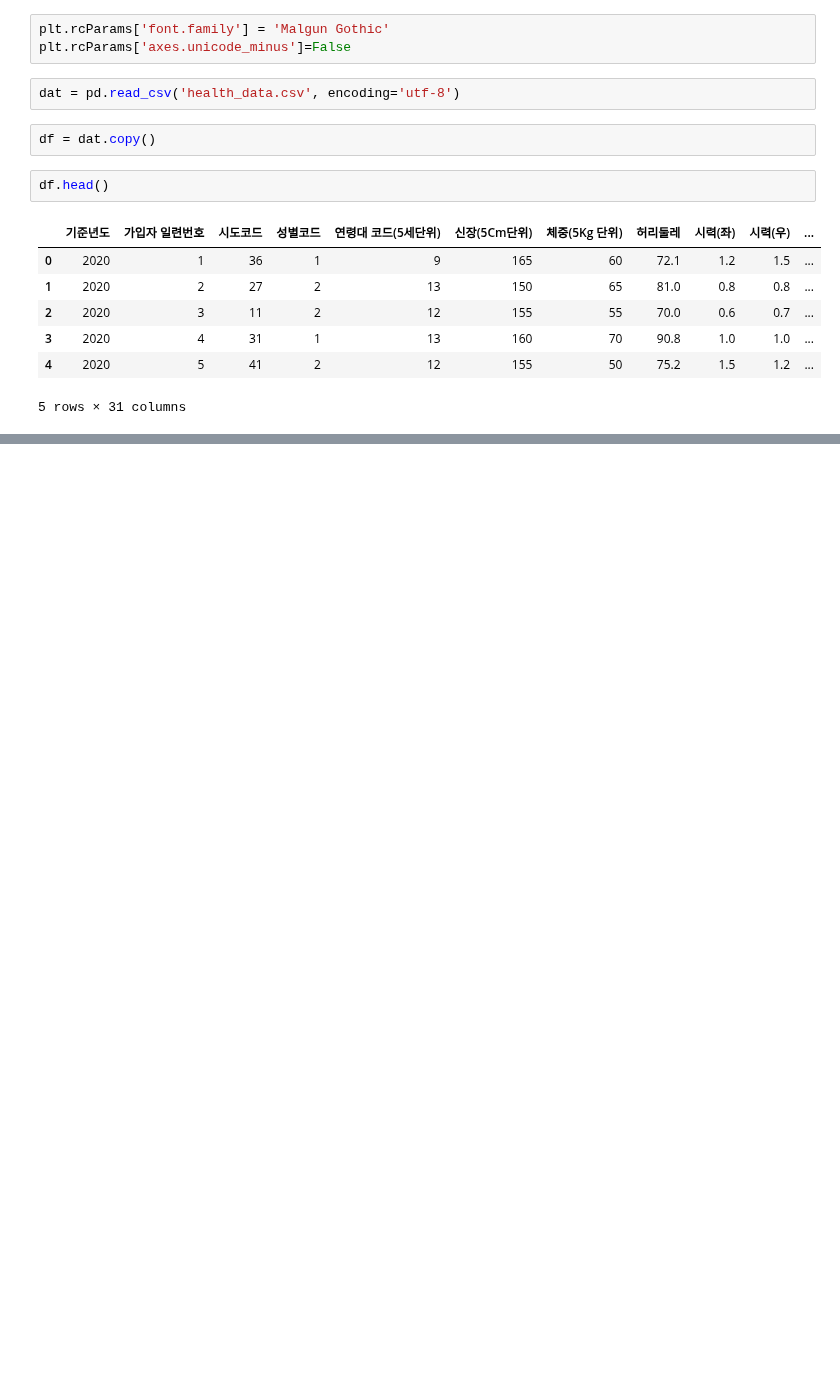
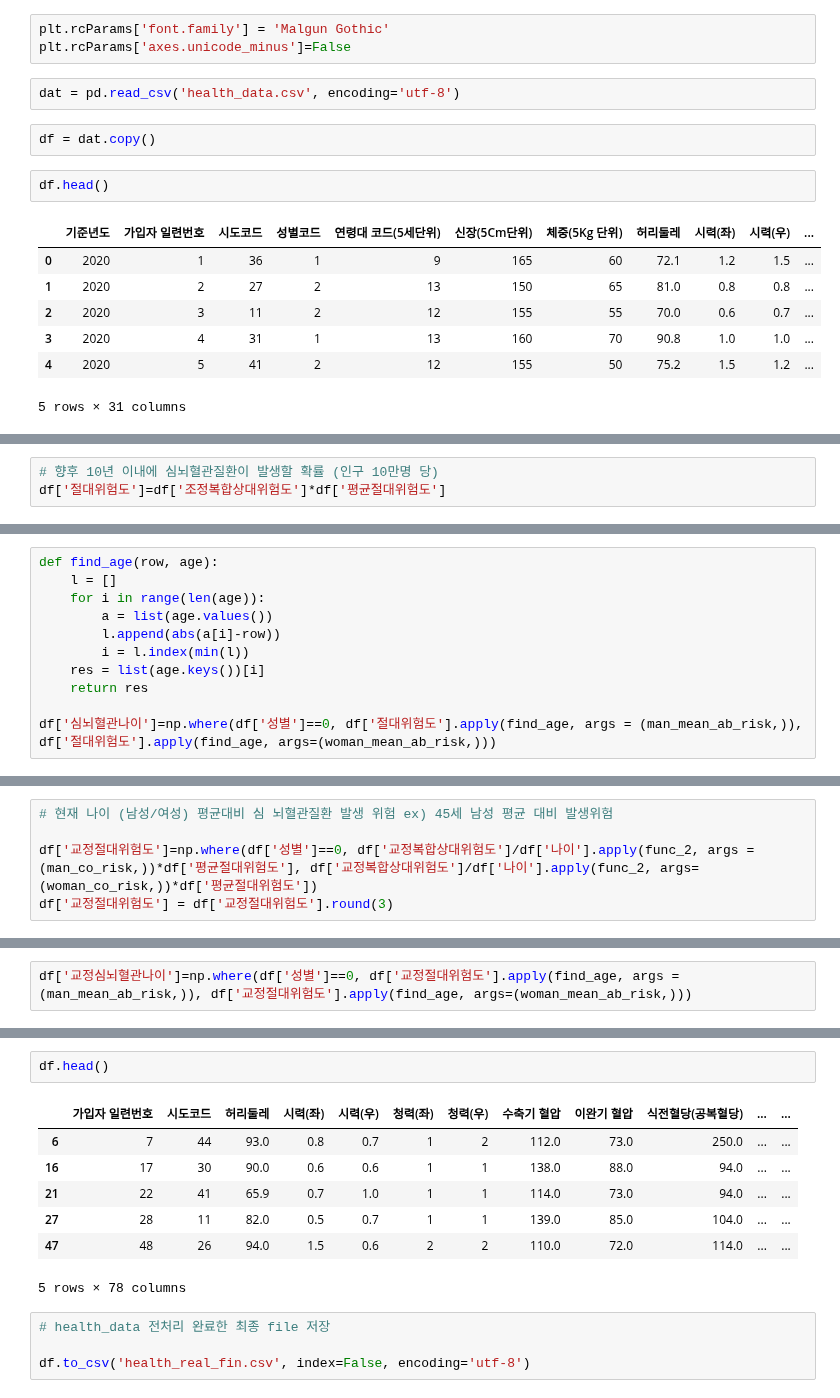
Before and after one commit to arkwith7/aSSIST_ML, a Jupyter notebook: Health_Checkup_Data_Preprocessing.ipynb, the cells around one changed output, grey strips where cells are left out. Cells and saved outputs as stored; diff of their text form; blank space fills up the shorter version.

```diff
--- a/Health_Checkup_Data_Preprocessing.ipynb
+++ b/Health_Checkup_Data_Preprocessing.ipynb
@@ -30,0 +908,3 @@ df.head()
+# %%
+# 향후 10년 이내에 심뇌혈관질환이 발생할 확률 (인구 10만명 당)
+df['절대위험도']=df['조정복합상대위험도']*df['평균절대위험도']
@@ -30,0 +913,11 @@ df.head()
+# %%
+def find_age(row, age):
+    l = []
+    for i in range(len(age)):
+        a = list(age.values())
+        l.append(abs(a[i]-row))
+        i = l.index(min(l))
+    res = list(age.keys())[i]
+    return res
+
+df['심뇌혈관나이']=np.where(df['성별']==0, df['절대위험도'].apply(find_age, args = (man_mean_ab_risk,)), df['절대위험도'].apply(find_age, args=(woman_mean_ab_risk,)))
@@ -30,0 +1002,5 @@ df.head()
+# %%
+# 현재 나이 (남성/여성) 평균대비 심 뇌혈관질환 발생 위험 ex) 45세 남성 평균 대비 발생위험
+
+df['교정절대위험도']=np.where(df['성별']==0, df['교정복합상대위험도']/df['나이'].apply(func_2, args = (man_co_risk,))*df['평균절대위험도'], df['교정복합상대위험도']/df['나이'].apply(func_2, args=(woman_co_risk,))*df['평균절대위험도'])
+df['교정절대위험도'] = df['교정절대위험도'].round(3)
@@ -30,0 +1009,2 @@ df.head()
+# %%
+df['교정심뇌혈관나이']=np.where(df['성별']==0, df['교정절대위험도'].apply(find_age, args = (man_mean_ab_risk,)), df['교정절대위험도'].apply(find_age, args=(woman_mean_ab_risk,)))
@@ -30,0 +1033,14 @@ df.head()
+# %%
+df.head()
+# %% [output]
+|  | 가입자 일련번호 | 시도코드 | 허리둘레 | 시력(좌) | 시력(우) | 청력(좌) | 청력(우) | 수축기 혈압 | 이완기 혈압 | 식전혈당(공복혈당) | ... | ... |
+| 6 | 7 | 44 | 93.0 | 0.8 | 0.7 | 1 | 2 | 112.0 | 73.0 | 250.0 | ... | ... |
+| 16 | 17 | 30 | 90.0 | 0.6 | 0.6 | 1 | 1 | 138.0 | 88.0 | 94.0 | ... | ... |
+| 21 | 22 | 41 | 65.9 | 0.7 | 1.0 | 1 | 1 | 114.0 | 73.0 | 94.0 | ... | ... |
+| 27 | 28 | 11 | 82.0 | 0.5 | 0.7 | 1 | 1 | 139.0 | 85.0 | 104.0 | ... | ... |
+| 47 | 48 | 26 | 94.0 | 1.5 | 0.6 | 2 | 2 | 110.0 | 72.0 | 114.0 | ... | ... |
+5 rows × 78 columns
+# %%
+# health_data 전처리 완료한 최종 file 저장
+
+df.to_csv('health_real_fin.csv', index=False, encoding='utf-8')
```
Also changed, not shown: parts of 107 cells of this notebook.
